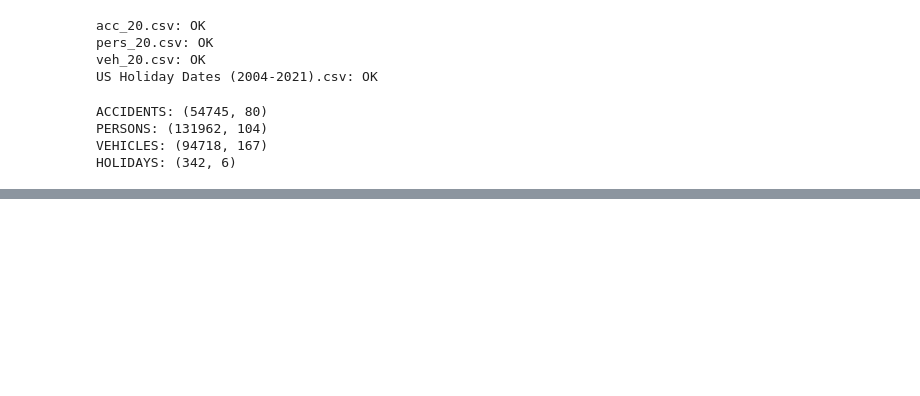
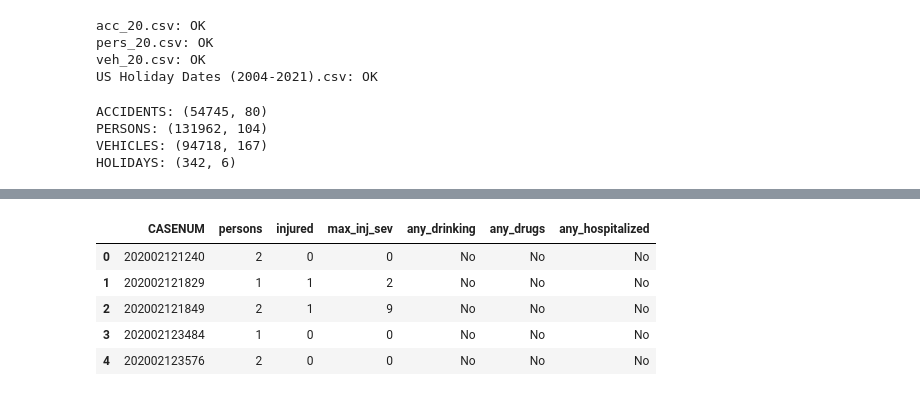
Before and after one commit to vikd00/4IZ460-SP, a Jupyter notebook: notebooks/analysis.ipynb, the cells around one changed output, grey strips where cells are left out. Drawn from its saved outputs; the diff is of its cells as text; code cells hidden in the pictures; blank space fills up the shorter version.

```diff
--- a/notebooks/analysis.ipynb
+++ b/notebooks/analysis.ipynb
@@ -79,0 +199,30 @@ VEH bez ACC: 0
+# %%
+# %% 5) AGREGÁCIA PERS NA ÚROVEŇ NEHODY
+
+# Bezpečné doplnenie chýbajúcich stĺpcov (ak by náhodou neboli v PERS)
+for col in ["INJ_SEV","DRINKING","DRUGS","HOSPITAL","PER_NO","VEH_NO"]:
+    if col not in pers.columns:
+        pers[col] = np.nan
+
+to_num = lambda s: pd.to_numeric(s, errors="coerce").fillna(0)
+
+pers_agg = (
+    pers.groupby("CASENUM")
+        .agg(
+            persons        = ("PER_NO", "count"),
+            injured        = ("INJ_SEV", lambda s: (to_num(s) > 0).sum()),
+            max_inj_sev    = ("INJ_SEV", lambda s: to_num(s).max()),
+            any_drinking   = ("DRINKING", lambda s: "Yes" if (to_num(s) == 1).any() else "No"),
+            any_drugs      = ("DRUGS",    lambda s: "Yes" if (to_num(s) == 1).any() else "No"),
+            any_hospitalized = ("HOSPITAL", lambda s: "Yes" if (to_num(s) == 1).any() else "No"),
+        )
+        .reset_index()
+)
+display(pers_agg.head())
+# %% [output]
+|  | CASENUM | persons | injured | max_inj_sev | any_drinking | any_drugs | any_hospitalized |
+| 0 | 202002121240 | 2 | 0 | 0 | No | No | No |
+| 1 | 202002121829 | 1 | 1 | 2 | No | No | No |
+| 2 | 202002121849 | 2 | 1 | 9 | No | No | No |
+| 3 | 202002123484 | 1 | 0 | 0 | No | No | No |
+| 4 | 202002123576 | 2 | 0 | 0 | No | No | No |
```
Also changed, not shown: parts of 17 cells of this notebook.
